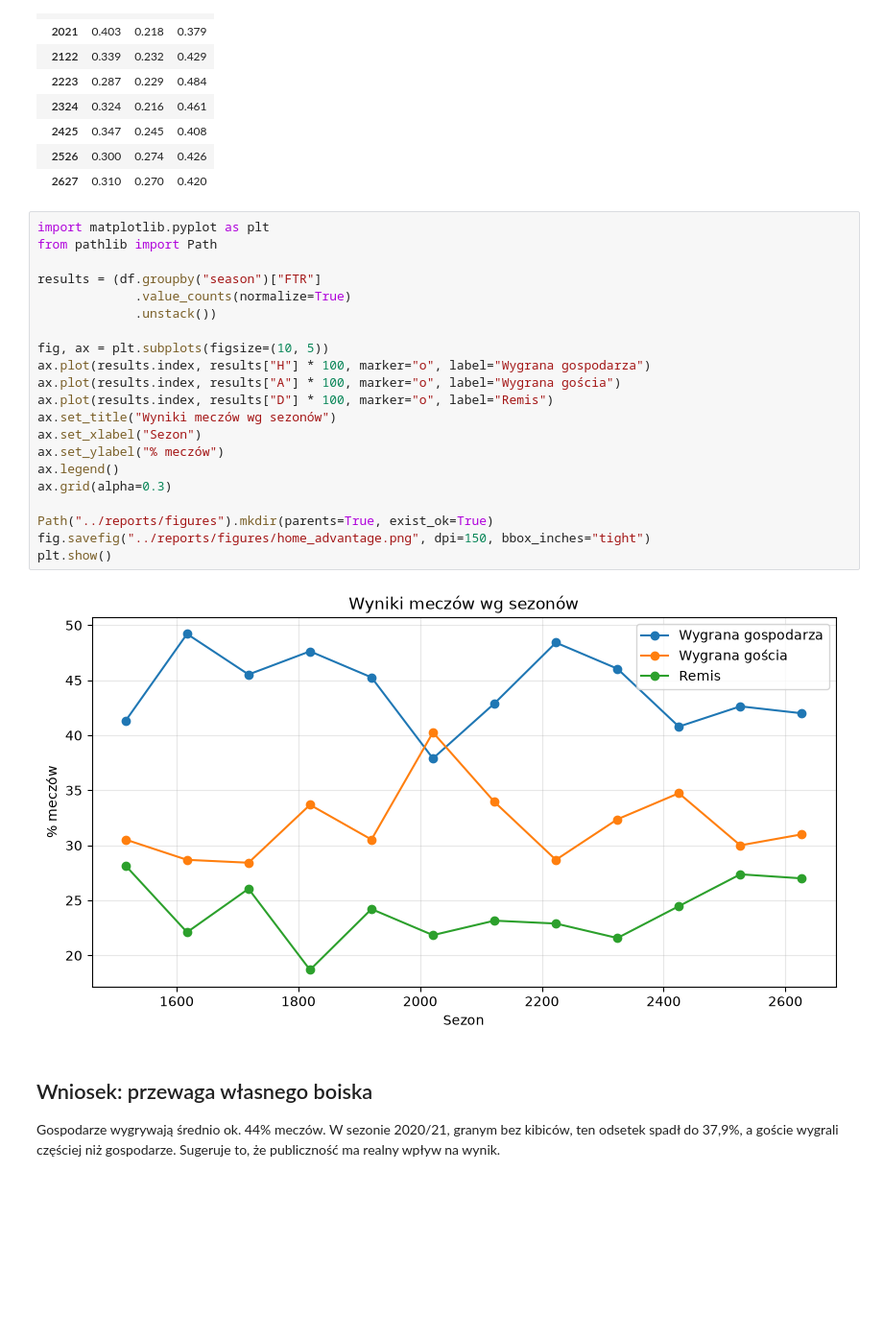
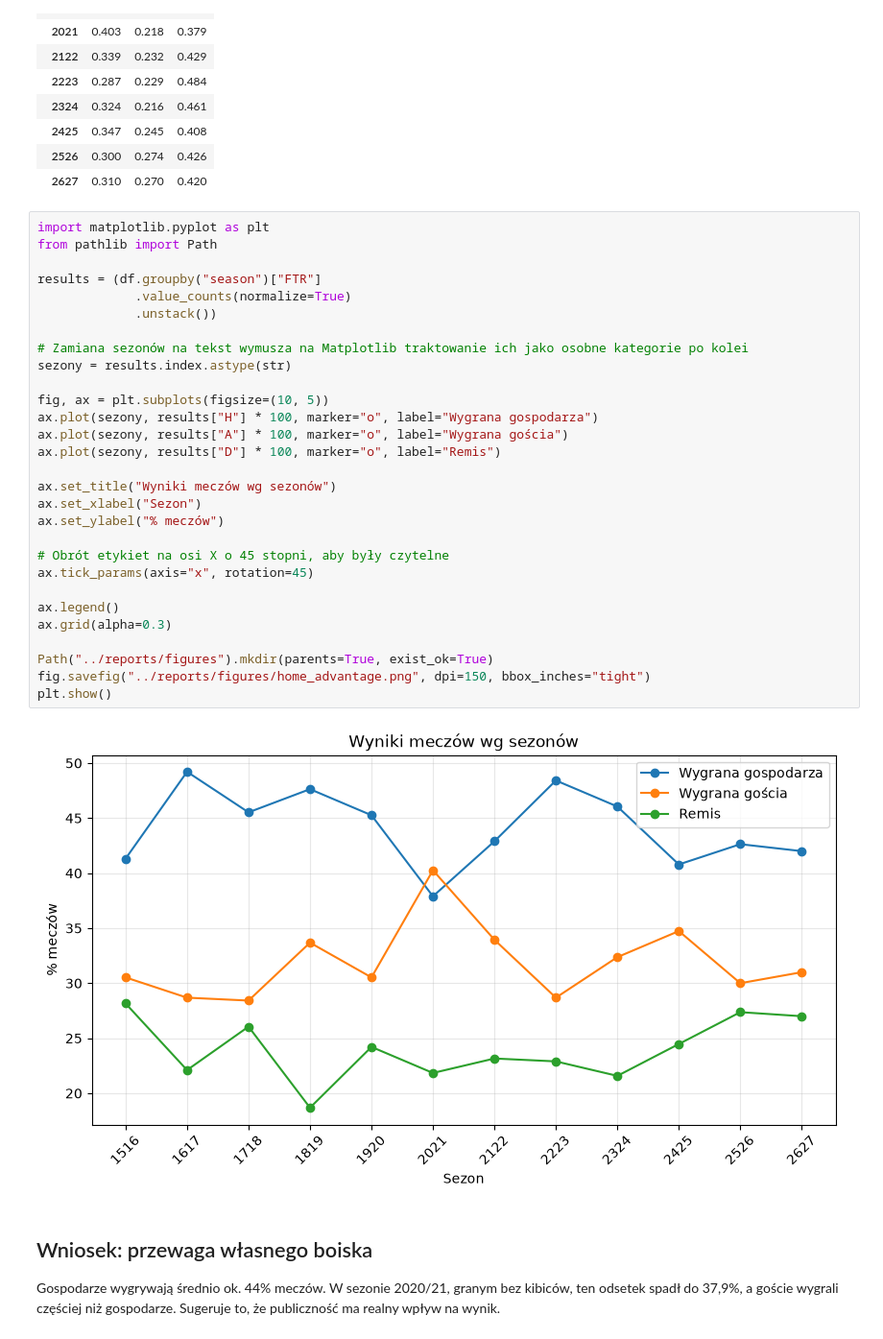
Before and after one commit to igorfliss/football-analysis, a Jupyter notebook: notebooks/01_eda.ipynb, the cells around one changed output. Shown at 96% size. Cells and saved outputs as stored; diff of their text form; blank space fills up the shorter version.

```diff
--- a/notebooks/01_eda.ipynb
+++ b/notebooks/01_eda.ipynb
@@ -41,26 +41,34 @@ memory usage: 234.2 KB
 # %%
 import matplotlib.pyplot as plt
 from pathlib import Path
 
 results = (df.groupby("season")["FTR"]
              .value_counts(normalize=True)
              .unstack())
 
+# Zamiana sezonów na tekst wymusza na Matplotlib traktowanie ich jako osobne kategorie po kolei
+sezony = results.index.astype(str)
+
 fig, ax = plt.subplots(figsize=(10, 5))
-ax.plot(results.index, results["H"] * 100, marker="o", label="Wygrana gospodarza")
-ax.plot(results.index, results["A"] * 100, marker="o", label="Wygrana gościa")
-ax.plot(results.index, results["D"] * 100, marker="o", label="Remis")
+ax.plot(sezony, results["H"] * 100, marker="o", label="Wygrana gospodarza")
+ax.plot(sezony, results["A"] * 100, marker="o", label="Wygrana gościa")
+ax.plot(sezony, results["D"] * 100, marker="o", label="Remis")
+
 ax.set_title("Wyniki meczów wg sezonów")
 ax.set_xlabel("Sezon")
 ax.set_ylabel("% meczów")
+
+# Obrót etykiet na osi X o 45 stopni, aby były czytelne
+ax.tick_params(axis="x", rotation=45)
+
 ax.legend()
 ax.grid(alpha=0.3)
 
 Path("../reports/figures").mkdir(parents=True, exist_ok=True)
 fig.savefig("../reports/figures/home_advantage.png", dpi=150, bbox_inches="tight")
 plt.show()
 # %% [output]
-[figure, old version]
+[figure, new version]
 # %% [markdown]
 ## Wniosek: przewaga własnego boiska
 
```
